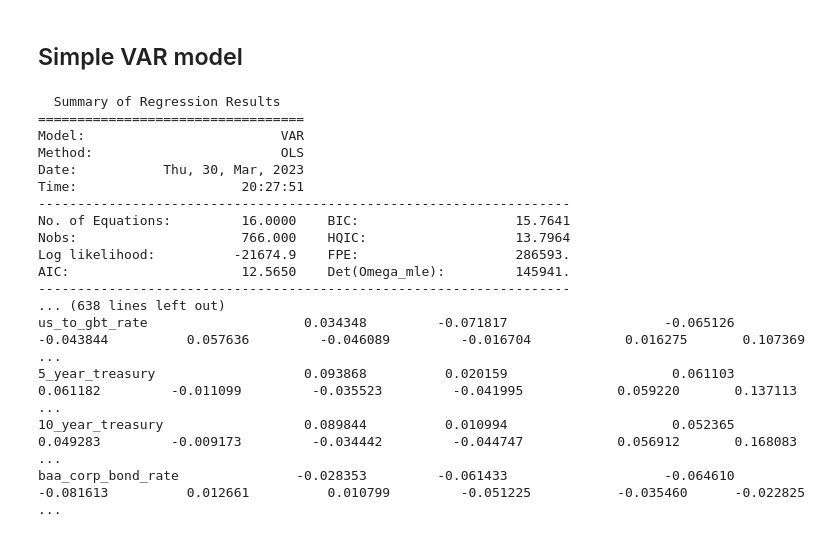
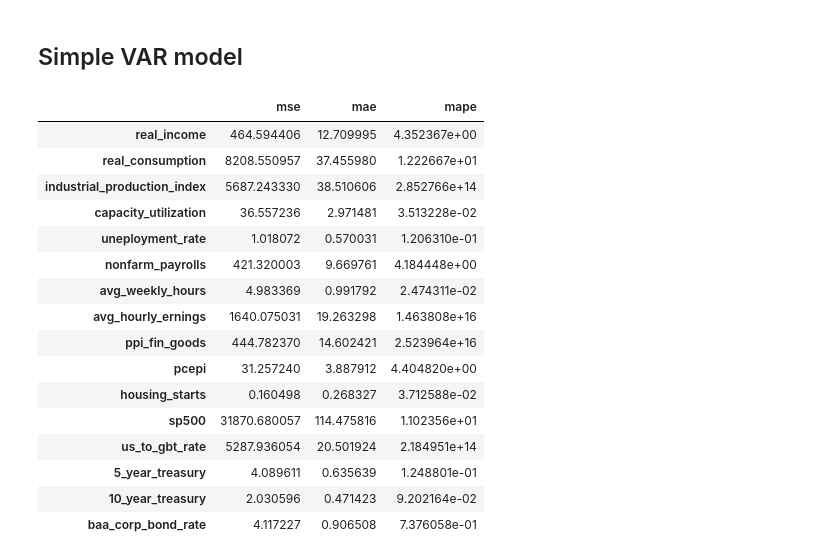
Before and after one commit to dr-leto/unimi, a Jupyter notebook: bayesian_analysis/var_baseline.ipynb, the cells around one changed output. Cells and saved outputs as stored; diff of their text form; code cells hidden in the pictures.

```diff
--- a/bayesian_analysis/var_baseline.ipynb
+++ b/bayesian_analysis/var_baseline.ipynb
@@ -126,21 +122,0 @@ model = VAR(data, dates=data.index)
-# %%
-results = model.fit(2)
-results.summary()
-# %% [output]
-  Summary of Regression Results
-==================================
-Model:                         VAR
-Method:                        OLS
-Date:           Thu, 30, Mar, 2023
-Time:                     20:27:51
---------------------------------------------------------------------
-No. of Equations:         16.0000    BIC:                    15.7641
-Nobs:                     766.000    HQIC:                   13.7964
-Log likelihood:          -21674.9    FPE:                    286593.
-AIC:                      12.5650    Det(Omega_mle):         145941.
---------------------------------------------------------------------
-... (638 lines left out)
-us_to_gbt_rate                    0.034348         -0.071817                    -0.065126             -0.043844          0.057636         -0.046089         -0.016704            0.016275       0.107369 ...
-5_year_treasury                   0.093868          0.020159                     0.061103              0.061182         -0.011099         -0.035523         -0.041995            0.059220       0.137113 ...
-10_year_treasury                  0.089844          0.010994                     0.052365              0.049283         -0.009173         -0.034442         -0.044747            0.056912       0.168083 ...
-baa_corp_bond_rate               -0.028353         -0.061433                    -0.064610             -0.081613          0.012661          0.010799         -0.051225           -0.035460      -0.022825 ...
@@ -146,0 +130,26 @@ baa_corp_bond_rate               -0.028353         -0.061433
+# %%
+metrics = {
+    "mse": mean_squared_error,
+    "mae": mean_absolute_error,
+    "mape": mean_absolute_percentage_error
+}
+
+def run_ts_cv(data, stats_class, metrics, n_rows_train, n_rows_test):
+    periods = []
+    window_size = n_rows_train + n_rows_test
+    for i in tqdm(range(0, len(data) - window_size + 1)):
+        train = data.iloc[i:i + n_rows_train]
+        X_train = train.values
+        test = data.iloc[i + n_rows_train:i + window_size]
+        X_test = test.values
+
+        model = stats_class(X_train).fit()
+        X_test_pred = model.forecast(X_train[-model.k_ar:], steps=n_rows_test)
+        periods.append({
+            "train_period": (train.index[0], train.index[-1]),
+            "test_period": (test.index[0], test.index[-1]),
+            "X_test_pred": X_test_pred
+        })
+        for m in metrics:
+            periods[-1][m] = metrics[m](X_test, X_test_pred, multioutput="raw_values")
+    return periods
@@ -146,0 +161,30 @@ baa_corp_bond_rate               -0.028353         -0.061433
+# %%
+metric_results = {}
+
+for m in metrics:
+    res_arr = []
+    for p in periods:
+        res_arr.append(p[m])
+    metric_results[m] = np.mean(res_arr, axis=0)
+    metric_results[m] = dict(zip(sample.columns, metric_results[m]))
+
+metric_results = pd.DataFrame(metric_results)
+metric_results
+# %% [output]
+|  | mse | mae | mape |
+| real_income | 464.594406 | 12.709995 | 4.352367e+00 |
+| real_consumption | 8208.550957 | 37.455980 | 1.222667e+01 |
+| industrial_production_index | 5687.243330 | 38.510606 | 2.852766e+14 |
+| capacity_utilization | 36.557236 | 2.971481 | 3.513228e-02 |
+| uneployment_rate | 1.018072 | 0.570031 | 1.206310e-01 |
+| nonfarm_payrolls | 421.320003 | 9.669761 | 4.184448e+00 |
+| avg_weekly_hours | 4.983369 | 0.991792 | 2.474311e-02 |
+| avg_hourly_ernings | 1640.075031 | 19.263298 | 1.463808e+16 |
+| ppi_fin_goods | 444.782370 | 14.602421 | 2.523964e+16 |
+| pcepi | 31.257240 | 3.887912 | 4.404820e+00 |
+| housing_starts | 0.160498 | 0.268327 | 3.712588e-02 |
+| sp500 | 31870.680057 | 114.475816 | 1.102356e+01 |
+| us_to_gbt_rate | 5287.936054 | 20.501924 | 2.184951e+14 |
+| 5_year_treasury | 4.089611 | 0.635639 | 1.248801e-01 |
+| 10_year_treasury | 2.030596 | 0.471423 | 9.202164e-02 |
+| baa_corp_bond_rate | 4.117227 | 0.906508 | 7.376058e-01 |
```
Also changed, not shown: parts of 10 cells of this notebook.
